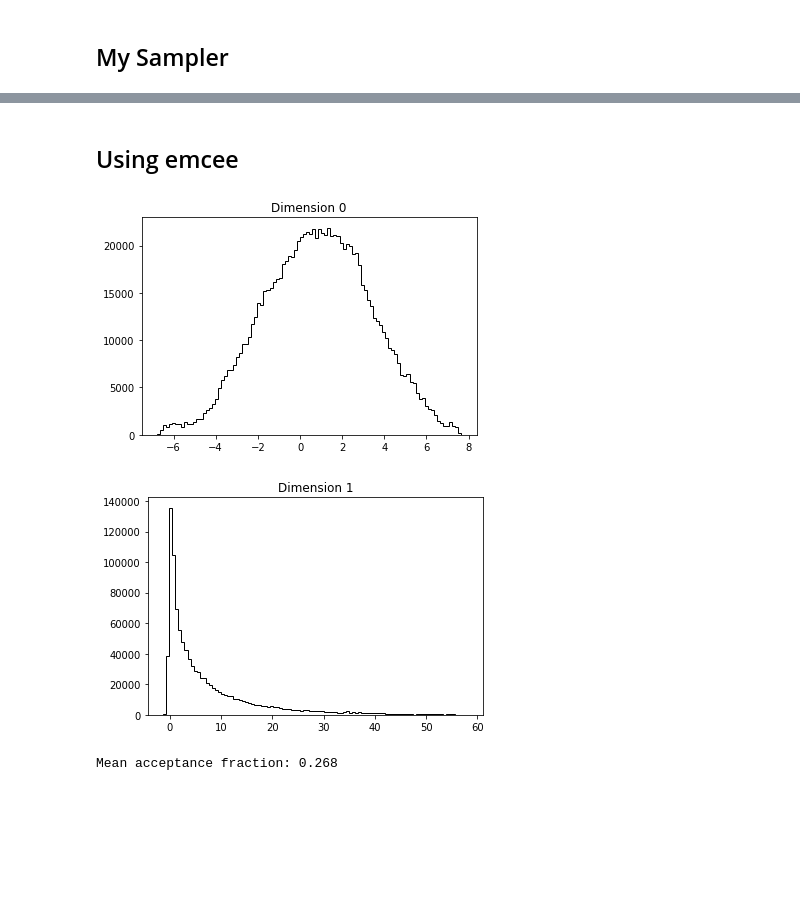
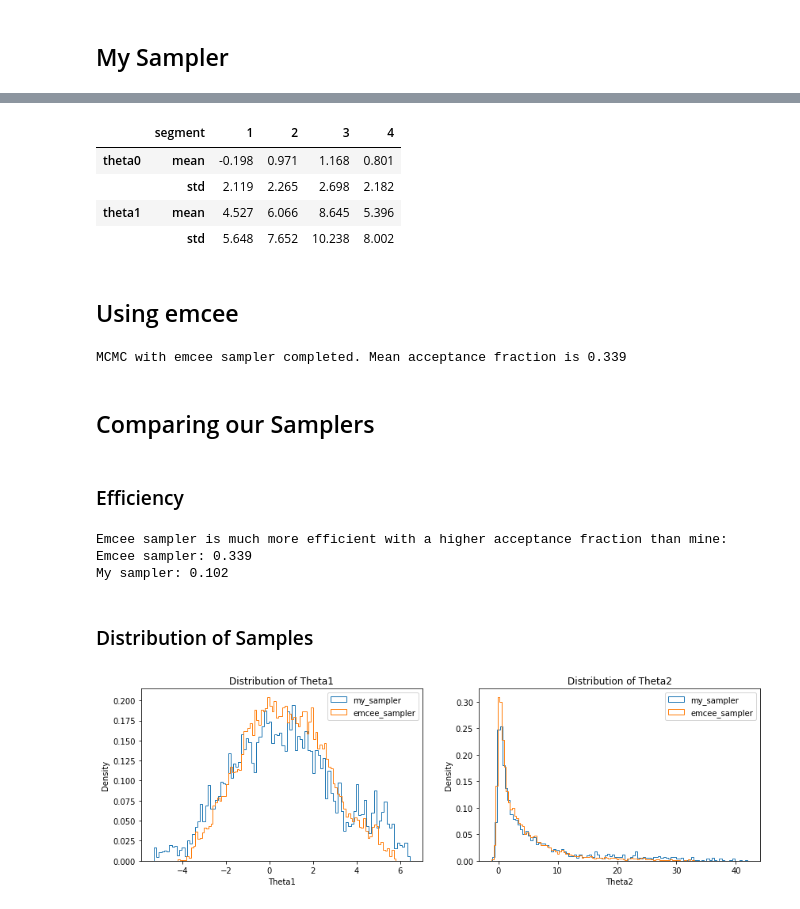
Before and after one commit to nyjgary/probabilistic-graphical-models, a Jupyter notebook: hwk4-mcmc/hwk4-mcmc-rosenbrock.ipynb, the cells around one changed output, grey strips where cells are left out. Cells and saved outputs as stored; diff of their text form; code cells hidden in the pictures; blank space fills up the shorter version.

```diff
--- a/hwk4-mcmc/hwk4-mcmc-rosenbrock.ipynb
+++ b/hwk4-mcmc/hwk4-mcmc-rosenbrock.ipynb
@@ -98,8 +164,27 @@ pd.DataFrame(samples[:,1]).plot()
+# %%
+convergence_heuristics(my_samples, n_segments=4)
+# %% [output]
+|  | segment | 1 | 2 | 3 | 4 |
+| theta0 | mean | -0.198 | 0.971 | 1.168 | 0.801 |
+|  | std | 2.119 | 2.265 | 2.698 | 2.182 |
+| theta1 | mean | 4.527 | 6.066 | 8.645 | 5.396 |
+|  | std | 5.648 | 7.652 | 10.238 | 8.002 |
 # %% [markdown]
 ## Using emcee
 # %%
+# initialize sampler
 ndim, nwalkers = 2, 100
 theta0 = np.random.rand(ndim*nwalkers).reshape((nwalkers, ndim))
-sampler = emcee.EnsembleSampler(nwalkers, ndim, lnprob)
-pos, prob, state = sampler.run_mcmc(theta0, 100);
-sampler.reset()
+emcee_sampler = emcee.EnsembleSampler(nwalkers, ndim, lnprob)
+
+# burn in
+pos, prob, state = emcee_sampler.run_mcmc(theta0, 100);
+emcee_sampler.reset()
+
+# get samples
+emcee_sampler.run_mcmc(pos, 10**3)
+emcee_samples = emcee_sampler.flatchain
+emcee_accept_frac = np.mean(emcee_sampler.acceptance_fraction)
+print("MCMC with emcee sampler completed. Mean acceptance fraction is {0:.3f}".format(emcee_accept_frac))
+# %% [output]
+MCMC with emcee sampler completed. Mean acceptance fraction is 0.339
@@ -108,12 +191,20 @@ sampler.run_mcmc(pos, 10**4);
-# %%
-for i in range(ndim):
-    plt.figure()
-    plt.hist(sampler.flatchain[:,i], 100, color="k", histtype="step")
-    plt.title("Dimension {0:d}".format(i))
-# %% [output]
-[figure, removed]
-[figure, removed]
-# %%
-print("Mean acceptance fraction: {0:.3f}".format(np.mean(sampler.acceptance_fraction)))
-# %% [output]
-Mean acceptance fraction: 0.268
+# %% [markdown]
+## Comparing our Samplers
+# %% [markdown]
+### Efficiency
+# %%
+# compare acceptance function
+print("Emcee sampler is much more efficient with a higher acceptance fraction than mine:")
+print("Emcee sampler: {0:.3f}".format(emcee_accept_frac))
+print("My sampler: {0:.3f}".format(my_accept_frac))
+# %% [output]
+Emcee sampler is much more efficient with a higher acceptance fraction than mine:
+Emcee sampler: 0.339
+My sampler: 0.102
+# %% [markdown]
+### Distribution of Samples
+# %%
+compare_samples = {'my_sampler': my_samples, 'emcee_sampler': emcee_samples}
+plot_1d_histograms(compare_samples)
+# %% [output]
+[figure, added]
```
Also changed, not shown: parts of 21 cells of this notebook.
